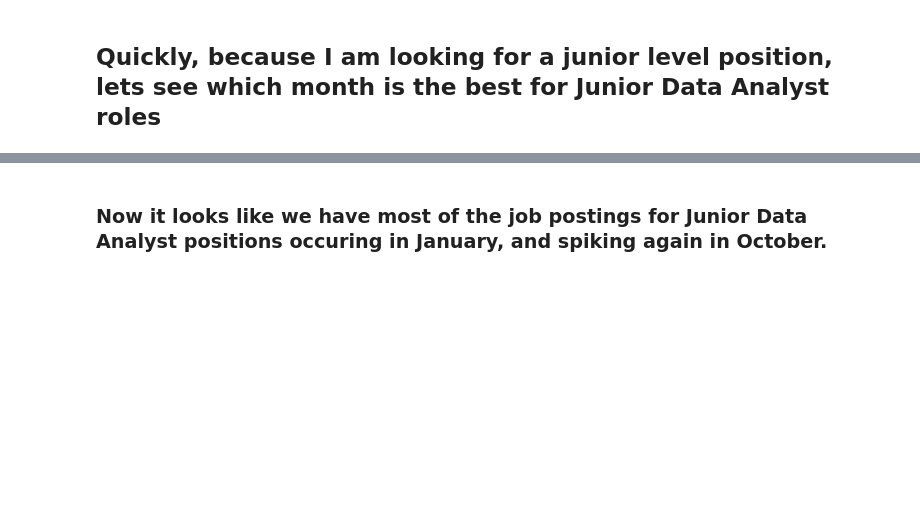
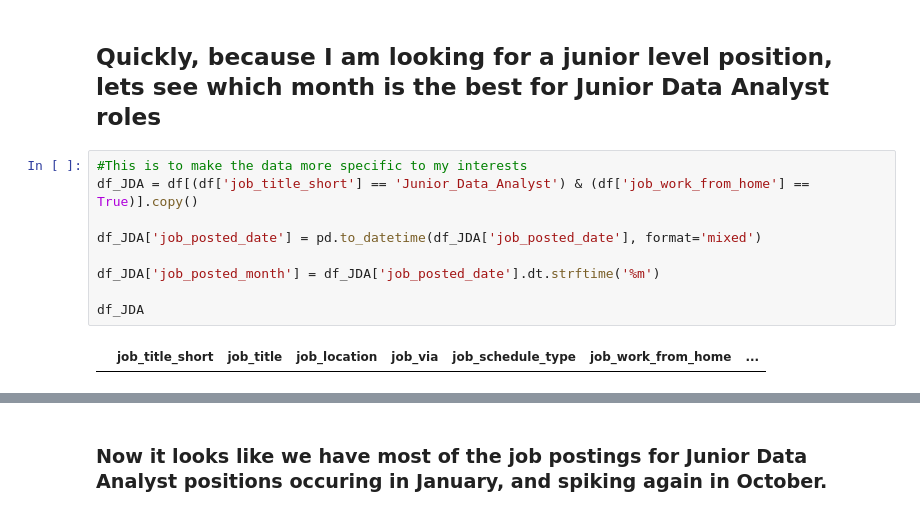
Before and after one commit to GeoffreyBarnesData/Python_Data_Project, a Jupyter notebook: Project/5_Optimal_Skills.ipynb, the cells around one changed output, grey strips where cells are left out. Drawn from its saved outputs; the diff is of its cells as text; blank space fills up the shorter version.

```diff
--- a/Project/5_Optimal_Skills.ipynb
+++ b/Project/5_Optimal_Skills.ipynb
@@ -59,3 +37,14 @@ df.head(7)
 # %% [markdown]
 ## Quickly, because I am looking for a junior level position, lets see which month is the best for Junior Data Analyst roles
+# %%
+#This is to make the data more specific to my interests
+df_JDA = df[(df['job_title_short'] == 'Junior_Data_Analyst') & (df['job_work_from_home'] == True)].copy()
+
+df_JDA['job_posted_date'] = pd.to_datetime(df_JDA['job_posted_date'], format='mixed')
+
+df_JDA['job_posted_month'] = df_JDA['job_posted_date'].dt.strftime('%m')
+
+df_JDA
+# %% [output]
+|  | job_title_short | job_title | job_location | job_via | job_schedule_type | job_work_from_home | ... |
 # %%
```
Also changed, not shown: parts of 4 cells of this notebook.
